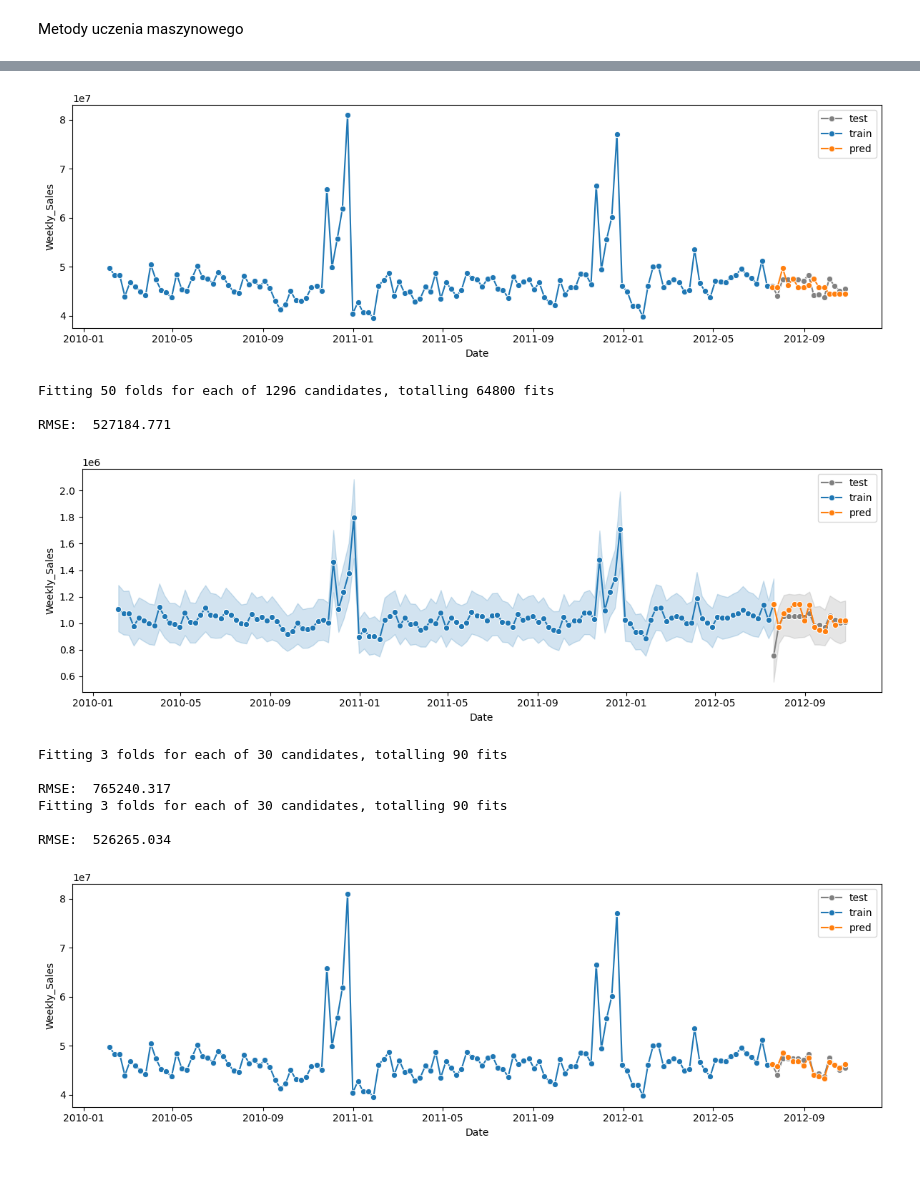
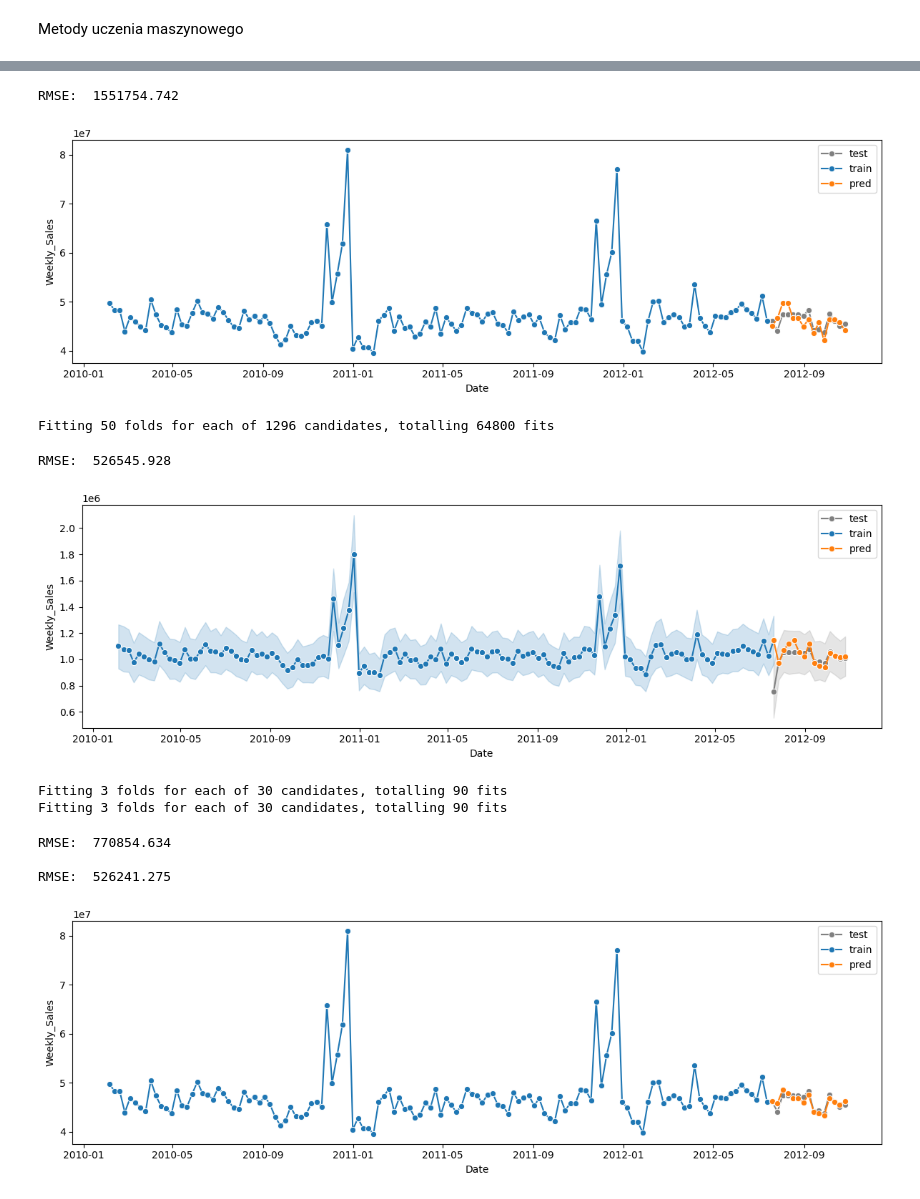
Before and after one commit to nataliastas/Time_series_forecasting, a Jupyter notebook: POF_praca_magosterska.ipynb, the cells around one changed output, grey strips where cells are left out. Saved outputs shown, nothing was run; the diff lists cells and outputs as text; code cells hidden in the pictures; blank space fills up the shorter version.

Commit message:
Adding saving models by pickle

```diff
--- a/POF_praca_magosterska.ipynb
+++ b/POF_praca_magosterska.ipynb
@@ -539,19 +534,30 @@ RMSE:  1814464.385
+# %%
+def Decision_Tree_predict(name, X_test, Y_test):
+    pipe = pickle.load(open(name,'rb'))
+    predictions = pipe.predict(X_test)
+    rmse = float(format(np.sqrt(mean_squared_error(Y_test, predictions)), '.3f'))
+    print("\nRMSE: ", rmse)
+    return predictions
+
+prediction_DT_one = Decision_Tree_predict('model_DT_one.pkl', X_test_one, Y_test_one)
+# %% [output]
+RMSE:  1551754.742
 # %%
 plot_predict(data_train_ready_one_feature, train_len_one, prediction_DT_one)
 # %% [output]
-[figure, old version]
+[figure, new version]
-# %%
-prediction_DT_many = Decision_Tree(X_train_many, Y_train_many, X_test_many, Y_test_many)
-# %% [output]
-Fitting 50 folds for each of 1296 candidates, totalling 64800 fits
-
-RMSE:  527184.771
-# %%
-plot_predict(data_train_ready_many_features, train_len_many, prediction_DT_many)
-# %% [output]
-[figure, removed]
+# %%
+Decision_Tree_fit('model_DT_many.pkl', X_train_many, Y_train_many)
+# %% [output]
+Fitting 50 folds for each of 1296 candidates, totalling 64800 fits
+# %%
+prediction_DT_many = Decision_Tree_predict('model_DT_many.pkl', X_test_many, Y_test_many)
+plot_predict(data_train_ready_many_features, train_len_many, prediction_DT_many)
+# %% [output]
+RMSE:  526545.928
+[figure, added]
 # %%
-def Random_Forest(X_train, Y_train, X_test, Y_test):
+def Random_Forest_fit(name, X_train, Y_train):
     numerical = X_train.select_dtypes('number').columns
     n_estimators = [int(z) for z in np.linspace(start = 200, stop = 2000, num = 10)]
     max_features = ['auto', 'sqrt']
@@ -587,20 +593,27 @@ def Random_Forest(X_train, Y_train, X_test, Y_test):
             cv = 3, verbose=2, random_state=42, n_jobs = -1))])
 
     pipe.fit(X_train,Y_train)
-    predictions = pipe.predict(X_test)
-    rmse = float(format(np.sqrt(mean_squared_error(Y_test, predictions)), '.3f'))
-    print("\nRMSE: ", rmse)
-    return predictions
+    pickle.dump(pipe,open(name,'wb'))
 
-prediction_RF_one = Random_Forest(X_train_one, Y_train_one, X_test_one, Y_test_one)
-prediction_RF_many = Random_Forest(X_train_many, Y_train_many, X_test_many, Y_test_many)
+Random_Forest_fit('model_FR_one.pkl', X_train_one, Y_train_one)
+Random_Forest_fit('model_FR_many.pkl', X_train_many, Y_train_many)
 # %% [output]
 Fitting 3 folds for each of 30 candidates, totalling 90 fits
-
-RMSE:  765240.317
 Fitting 3 folds for each of 30 candidates, totalling 90 fits
-
-RMSE:  526265.034
+# %%
+def Random_Forest_predict(name, X_test, Y_test):
+    pipe = pickle.load(open(name,'rb'))
+    predictions = pipe.predict(X_test)
+    rmse = float(format(np.sqrt(mean_squared_error(Y_test, predictions)), '.3f'))
+    print("\nRMSE: ", rmse)
+    return predictions
+
+prediction_RF_one = Random_Forest_predict('model_FR_one.pkl', X_test_one, Y_test_one)
+prediction_RF_many = Random_Forest_predict('model_FR_many.pkl', X_test_many, Y_test_many)
+# %% [output]
+RMSE:  770854.634
+
+RMSE:  526241.275
 # %%
 plot_predict(data_train_ready_one_feature, train_len_one, prediction_RF_one)
 plot_predict(data_train_ready_many_features, train_len_many, prediction_RF_many)
```
Also changed, not shown: parts of 22 cells of this notebook.
